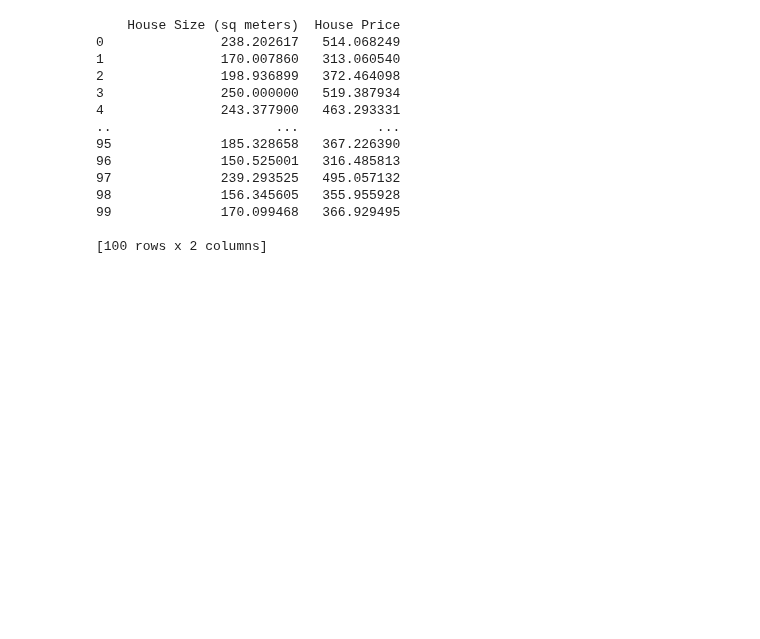
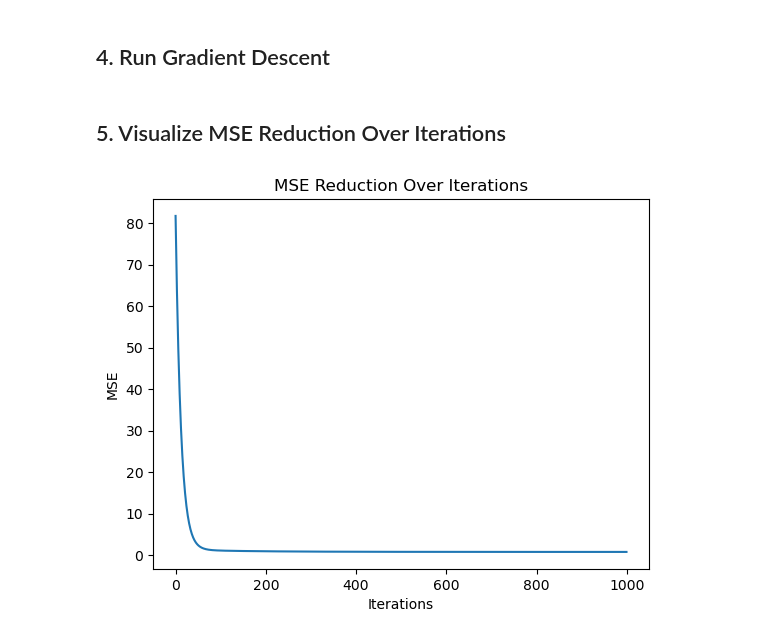
Before and after one commit to pyth04/ML-Specialization-Coursework-Notes, a Jupyter notebook: code/Practice 1 - Gradient Descent.ipynb, the cells around one changed output. Saved outputs shown, nothing was run; the diff lists cells and outputs as text; code cells hidden in the pictures; blank space fills up the shorter version.

```diff
--- a/code/Practice 1 - Gradient Descent.ipynb
+++ b/code/Practice 1 - Gradient Descent.ipynb
@@ -101,17 +75,16 @@ plt.show()
-# %%
-print(houses_prices_df)
-# %% [output]
-    House Size (sq meters)  House Price
-0               238.202617   514.068249
-1               170.007860   313.060540
-2               198.936899   372.464098
-3               250.000000   519.387934
-4               243.377900   463.293331
-..                     ...          ...
-95              185.328658   367.226390
-96              150.525001   316.485813
-97              239.293525   495.057132
-98              156.345605   355.955928
-99              170.099468   366.929495
-
-[100 rows x 2 columns]
+# %% [markdown]
+## 4. Run Gradient Descent
+# %%
+learning_rate = 0.01
+iterations = 1000
+w, b, history = gradient_descent(X.flatten(), y.flatten(), w, b, learning_rate, iterations)
+# %% [markdown]
+## 5. Visualize MSE Reduction Over Iterations
+# %%
+plt.plot(history)
+plt.xlabel('Iterations')
+plt.ylabel('MSE')
+plt.title('MSE Reduction Over Iterations')
+plt.show()
+# %% [output]
+[figure, added]
```
Also changed, not shown: parts of 25 cells of this notebook, 1 other file.
